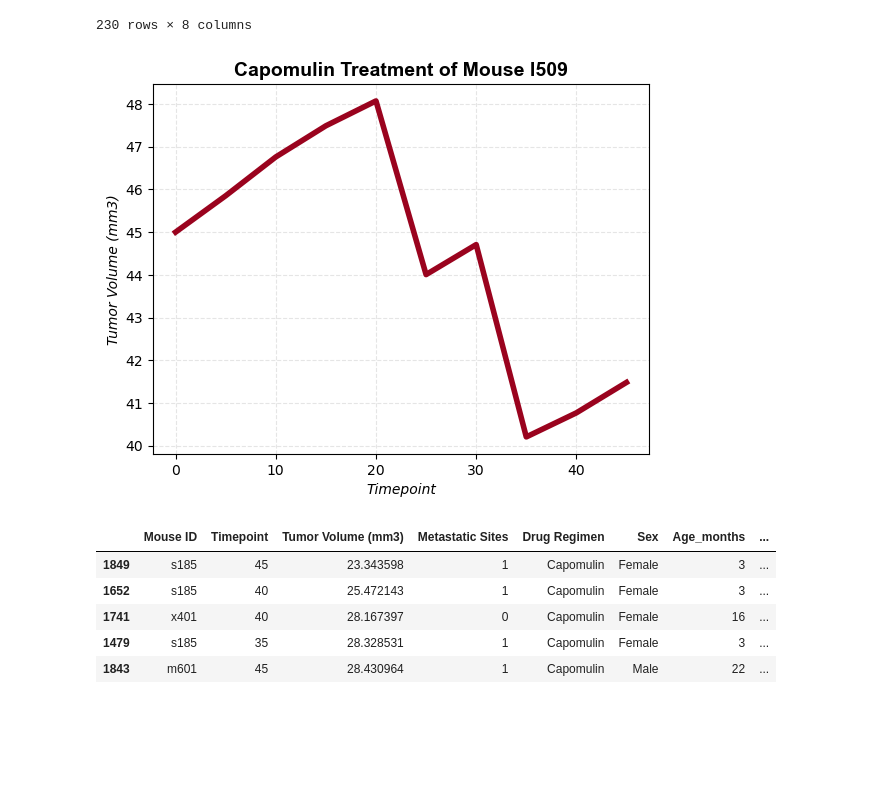
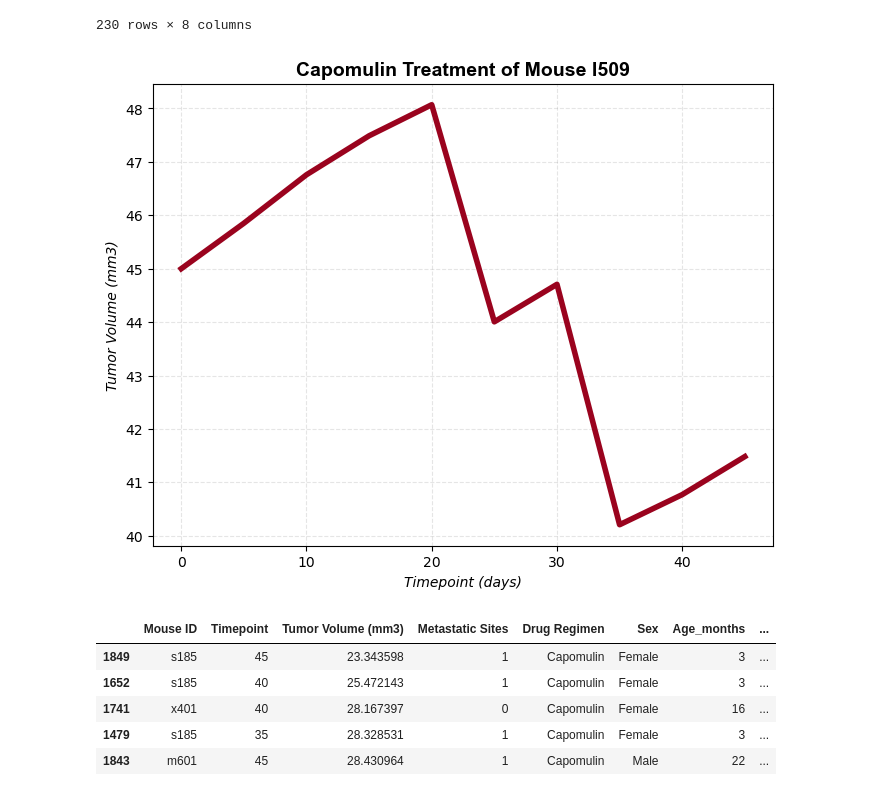
Before and after one commit to kjrebeck/ds_data_visualization, a Jupyter notebook: Submission/pymaceuticals_kjr.ipynb, the cells around one changed output. Cells and saved outputs as stored; diff of their text form; code cells hidden in the pictures; blank space fills up the shorter version.

```diff
--- a/Submission/pymaceuticals_kjr.ipynb
+++ b/Submission/pymaceuticals_kjr.ipynb
@@ -356,25 +404,27 @@ capomulin_data
 230 rows × 8 columns
 # %%
 #Charting mouse l509
+#data
 mousetx_data=capomulin_data.loc[capomulin_data["Mouse ID"]=='l509']
 x_value= mousetx_data["Timepoint"]
 y_value= mousetx_data["Tumor Volume (mm3)"]
 
-# plt.figure(figsize=(9, 6))
+#canvas
+plt.figure(figsize=(8, 6))
 
-#get the data
+#plot
 plt.plot(x_value,y_value, color='#9a031e', linewidth=4)
 
 #customize
-plt.xlabel("Timepoint",fontsize=10, fontstyle="italic")
+plt.xlabel("Timepoint (days)",fontsize=10, fontstyle="italic")
 plt.ylabel("Tumor Volume (mm3)",fontsize=10, fontstyle="italic")
 plt.title("Capomulin Treatment of Mouse l509",fontsize=14,fontweight="bold", fontfamily="arial")
 
 plt.grid(color="grey", linestyle="--", alpha=0.2)
 
 plt.show()
 # %% [output]
-[figure, old version]
+[figure, new version]
 # %%
 #Choosing another mouse to chart
 capomulin_data.sort_values(by='Tumor Volume (mm3)',ascending=True).head()
```
Also changed, not shown: parts of 18 cells of this notebook, 4 other files.
